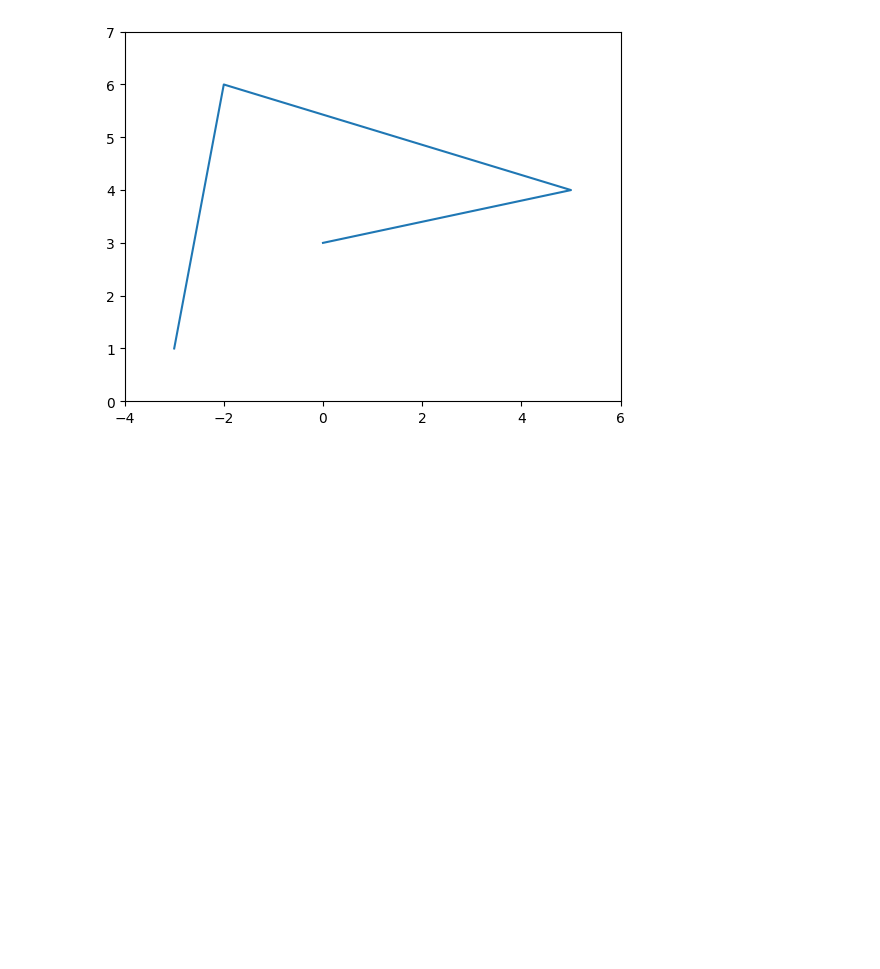
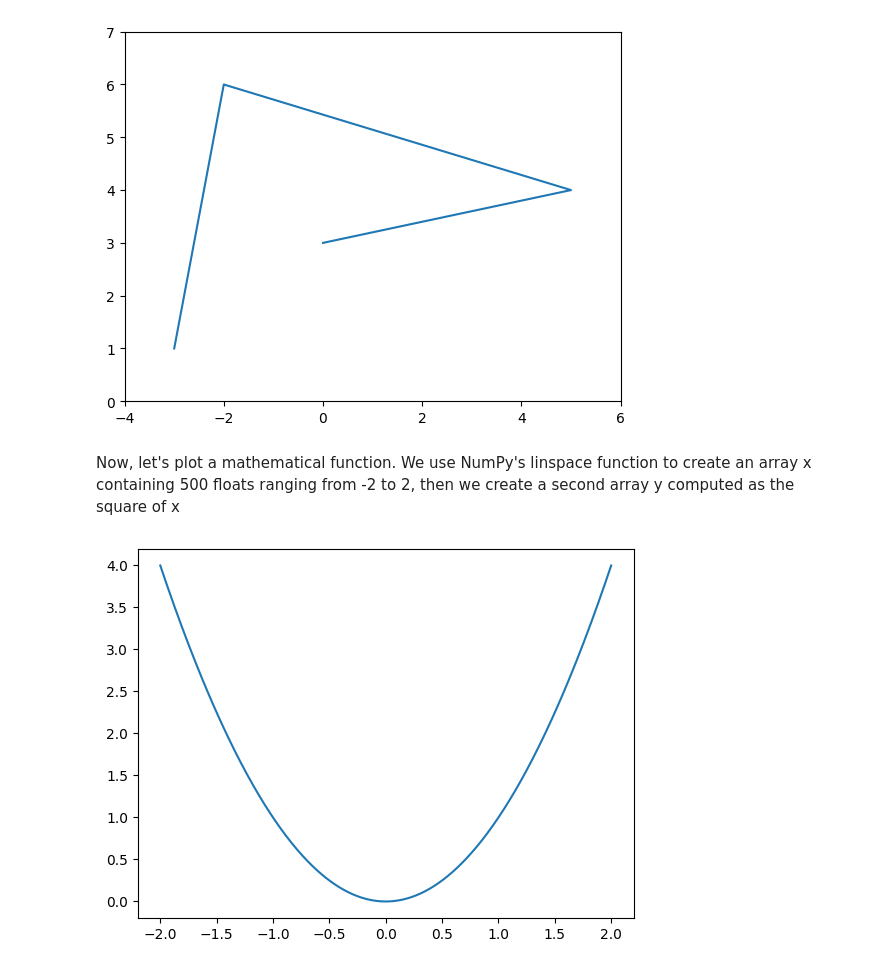
Before and after one commit to JayZeus999/Hands-On-Machine-Learning, a Jupyter notebook: Tools/matplotlib.ipynb, the cells around one changed output. Saved outputs shown, nothing was run; the diff lists cells and outputs as text; code cells hidden in the pictures; blank space fills up the shorter version.

Commit message:
Plot a math function depicting 500 floats & their squares

```diff
--- a/Tools/matplotlib.ipynb
+++ b/Tools/matplotlib.ipynb
@@ -16,3 +17,13 @@ plt.axis([-4, 6, 0, 7])
 plt.show()
 # %% [output]
 [figure]
+# %% [markdown]
+Now, let's plot a mathematical function. We use NumPy's linspace function to create an array x containing 500 floats ranging from -2 to 2, then we create a second array y computed as the square of x
+# %%
+x = np.linspace(-2, 2, 500)
+y = x**2
+
+plt.plot(x, y)
+plt.show()
+# %% [output]
+[figure, added]
```
Also changed, not shown: parts of 1 cell of this notebook.
